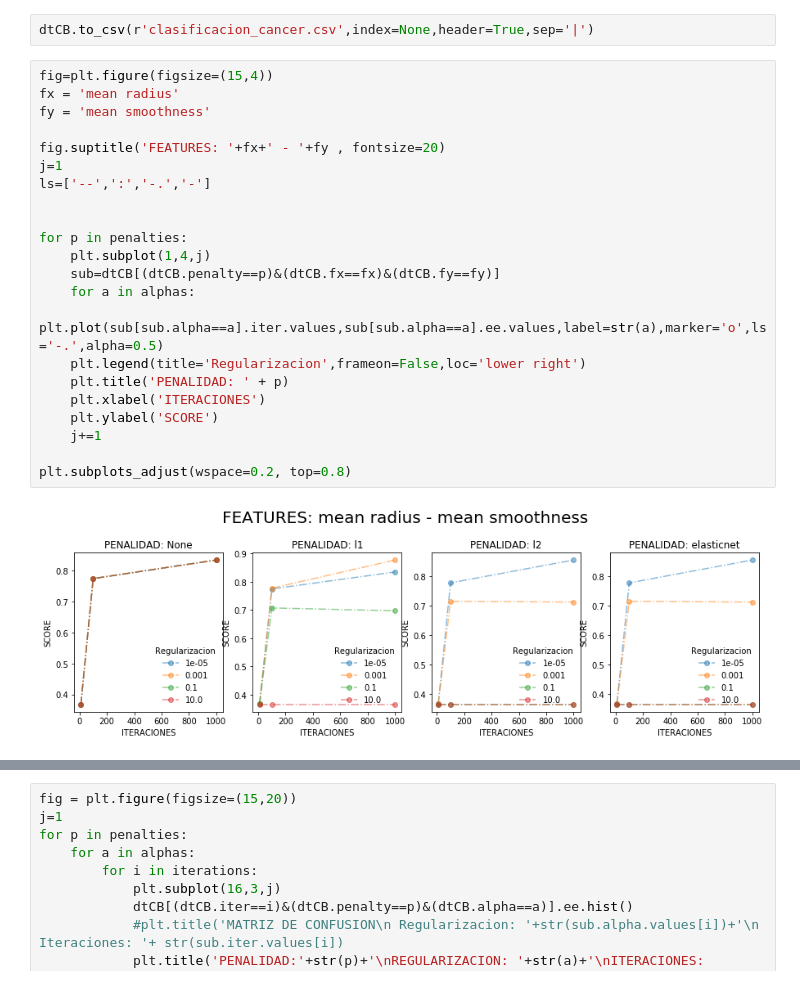
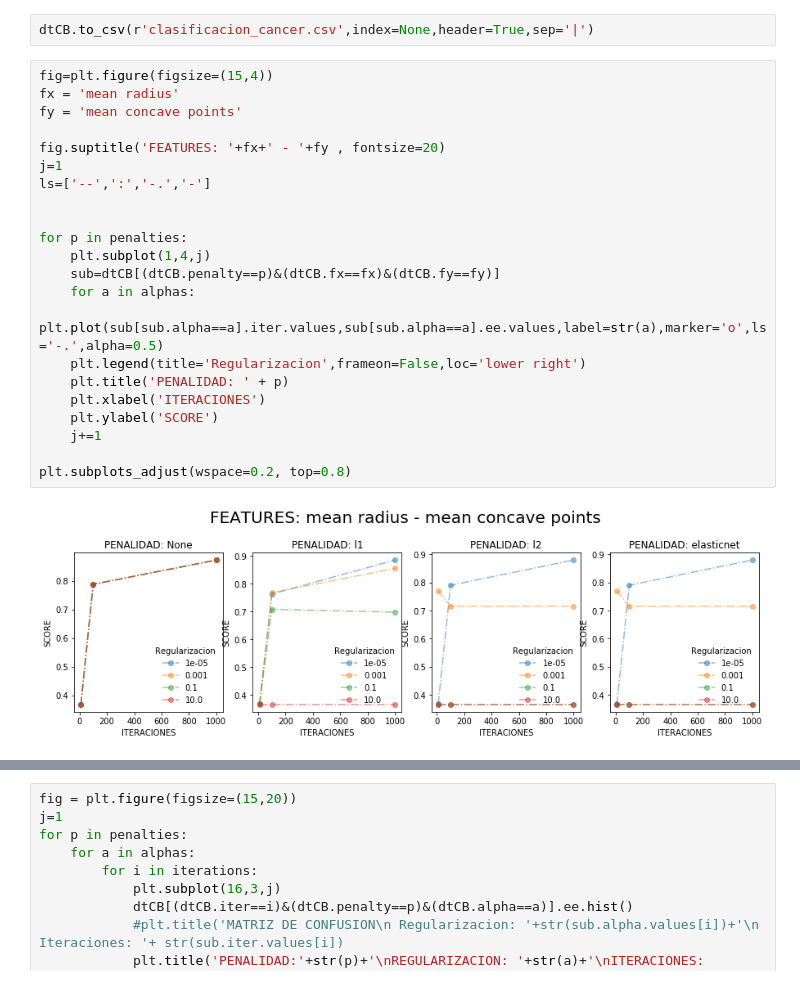
Before and after one commit to Eugenia27/DiploDatos, a Jupyter notebook: IntroduccionApredizajeAutomatico/intro_aprendizaje.ipynb, the cells around one changed output, grey strips where cells are left out. Saved outputs shown, nothing was run; the diff lists cells and outputs as text.

```diff
--- a/IntroduccionApredizajeAutomatico/intro_aprendizaje.ipynb
+++ b/IntroduccionApredizajeAutomatico/intro_aprendizaje.ipynb
@@ -413,27 +417,27 @@ dtCB.to_csv(r'clasificacion_cancer.csv',index=None,header=True,sep='|')
 # %%
 fig=plt.figure(figsize=(15,4))
 fx = 'mean radius'
-fy = 'mean smoothness'
+fy = 'mean concave points'
 
 fig.suptitle('FEATURES: '+fx+' - '+fy , fontsize=20)
 j=1
 ls=['--',':','-.','-']
 
 
 for p in penalties:
     plt.subplot(1,4,j)
     sub=dtCB[(dtCB.penalty==p)&(dtCB.fx==fx)&(dtCB.fy==fy)]
     for a in alphas:
         plt.plot(sub[sub.alpha==a].iter.values,sub[sub.alpha==a].ee.values,label=str(a),marker='o',ls='-.',alpha=0.5)
     plt.legend(title='Regularizacion',frameon=False,loc='lower right')
     plt.title('PENALIDAD: ' + p)
     plt.xlabel('ITERACIONES')
     plt.ylabel('SCORE')
     j+=1
 
 plt.subplots_adjust(wspace=0.2, top=0.8)
 # %% [output]
-[figure, old version]
+[figure, new version]
 # %%
 sub=dtCB[(dtCB.penalty=='l1')&(dtCB.fx==fx)&(dtCB.fy==fy)]
 fig = plt.figure(figsize=(15,20))
```
Also changed, not shown: parts of 6 cells of this notebook.
